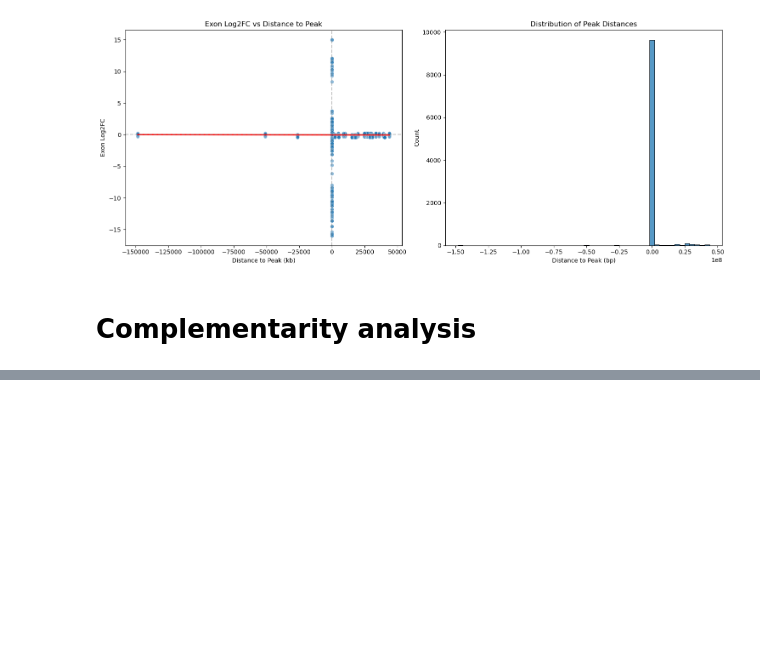
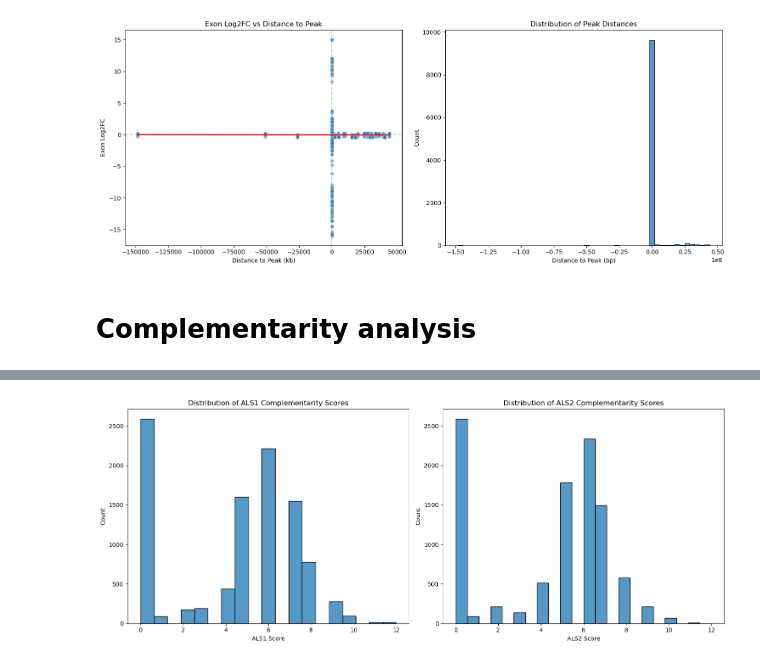
Before and after one commit to michal7kw/SRF_Snords, a Jupyter notebook: 6_overlap_peaks_DE_permisive.ipynb, the cells around one changed output, grey strips where cells are left out. Drawn from its saved outputs; the diff is of its cells as text; code cells hidden in the pictures; blank space fills up the shorter version.

```diff
--- a/6_overlap_peaks_DE_permisive.ipynb
+++ b/6_overlap_peaks_DE_permisive.ipynb
@@ -617,3 +982,19 @@ plt.show()
+# %%
+# Visualize ALS scores distribution
+fig, (ax1, ax2) = plt.subplots(1, 2, figsize=(15, 6))
+
+sns.histplot(data=enriched_overlaps_df2, x='current_exon_als1_score', ax=ax1)
+ax1.set_title('Distribution of ALS1 Complementarity Scores')
+ax1.set_xlabel('ALS1 Score')
+
+sns.histplot(data=enriched_overlaps_df2, x='current_exon_als2_score', ax=ax2)
+ax2.set_title('Distribution of ALS2 Complementarity Scores')
+ax2.set_xlabel('ALS2 Score')
+
+plt.tight_layout()
+plt.show()
+# %% [output]
+[figure, added]
 # %%
 enriched_overlaps_df["groupID"] = enriched_overlaps_df["dexseq_name"].str.split(':').str[0]
 n_sel = 100
```
Also changed, not shown: parts of 16 cells of this notebook.
